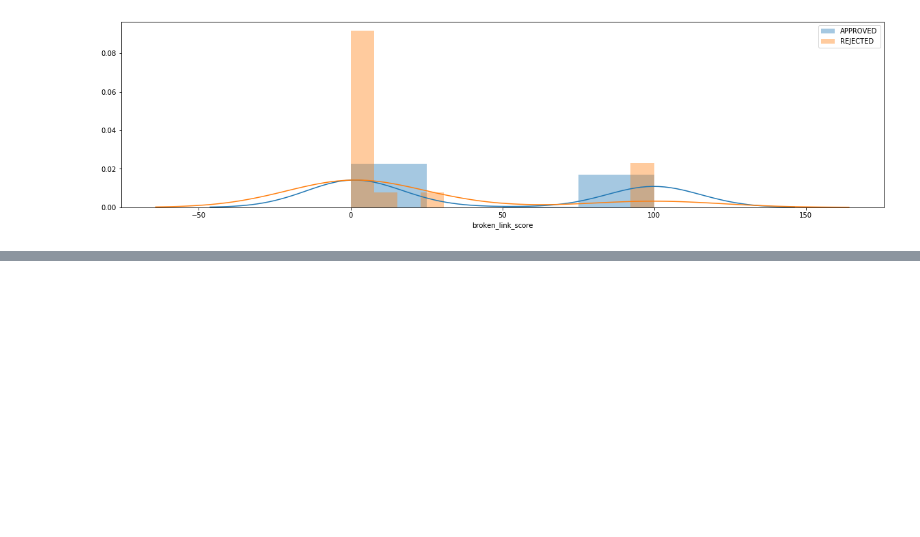
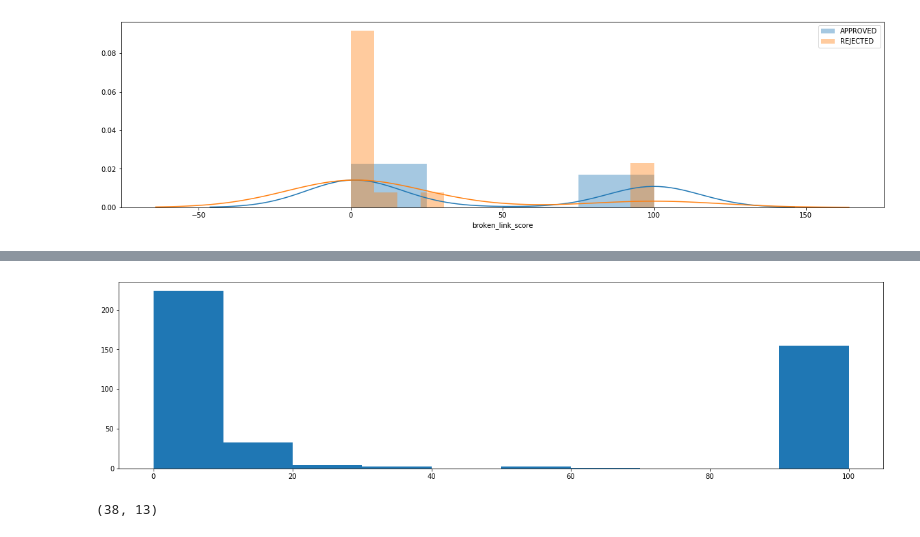
Before and after one commit to bahyhelmihp/web-crawler, a Jupyter notebook: api/datasets/Analyse Result.ipynb, the cells around one changed output, grey strips where cells are left out. Saved outputs shown, nothing was run; the diff lists cells and outputs as text; code cells hidden in the pictures; blank space fills up the shorter version.

```diff
--- a/api/datasets/Analyse Result.ipynb
+++ b/api/datasets/Analyse Result.ipynb
@@ -555,0 +543,6 @@ rejected_true_df
+# %%
+plt.figure(figsize=(20, 5))
+plt.hist(output_df['broken_link_score'])
+plt.show()
+# %% [output]
+[figure, added]
@@ -555,0 +552,4 @@ rejected_true_df
+# %%
+retest_df[retest_df['broken_link_score'] == 100].shape
+# %% [output]
+(38, 13)
```
Also changed, not shown: parts of 7 cells of this notebook, 1 other file.
